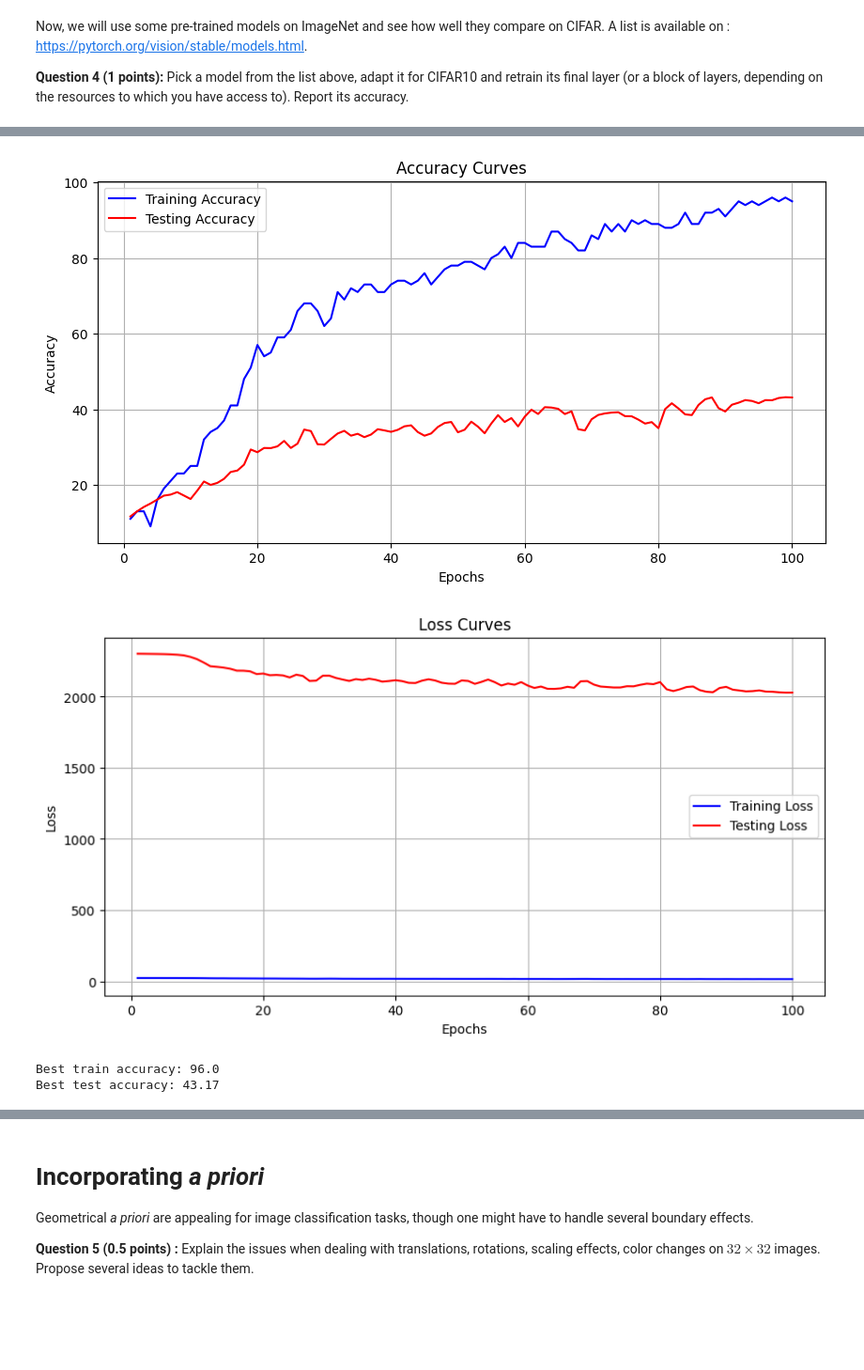
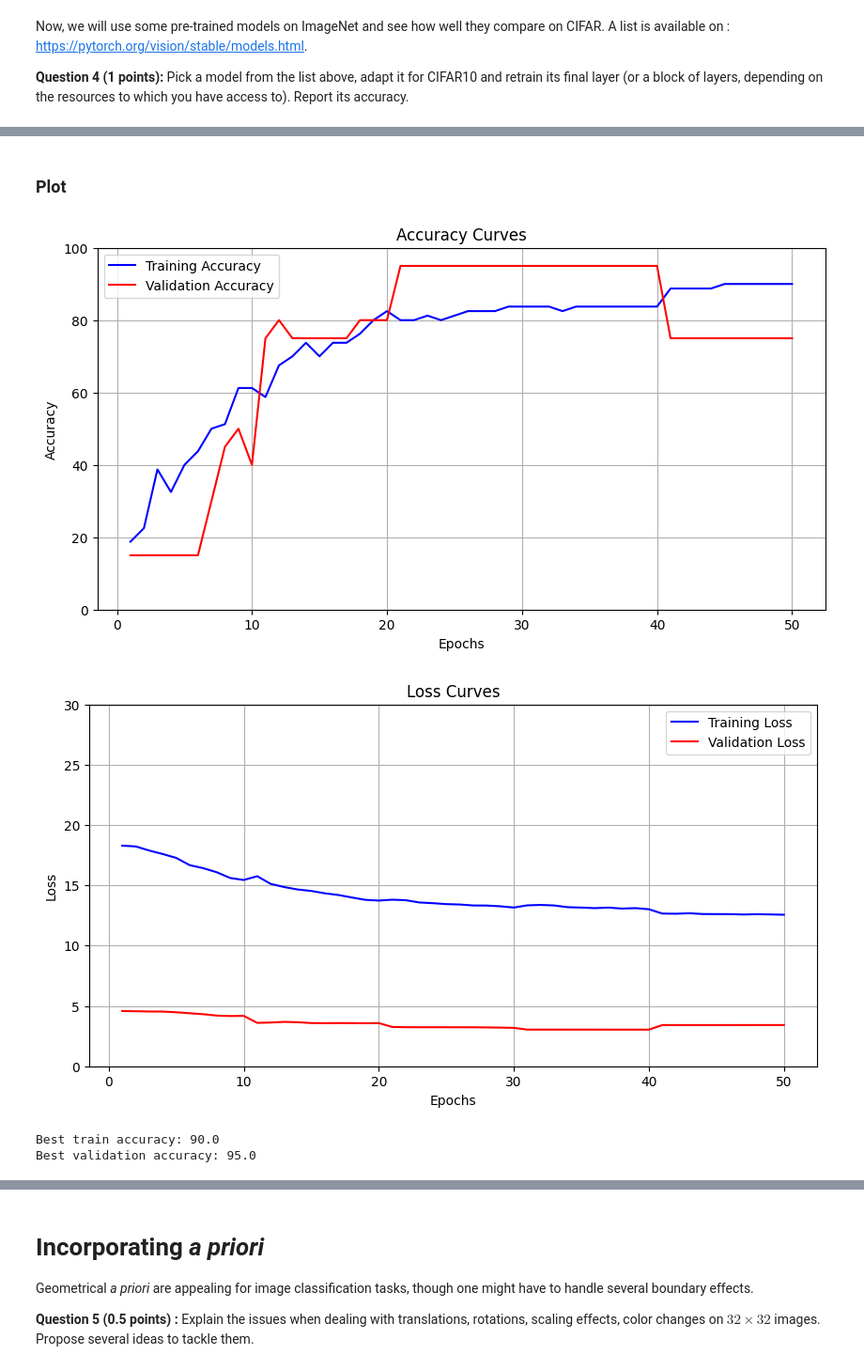
Before and after one commit to Chia-Tien-Tang/Deep-Learning-in-Practice_Assignment, a Jupyter notebook: TP4/TP4_Transfer_Learning_and_Data_Augmentation.ipynb, the cells around one changed output, grey strips where cells are left out. Shown: that part at 94% size. Saved outputs shown, nothing was run; the diff lists cells and outputs as text; code cells hidden in the pictures; blank space fills up the shorter version.

```diff
--- a/TP4/TP4_Transfer_Learning_and_Data_Augmentation.ipynb
+++ b/TP4/TP4_Transfer_Learning_and_Data_Augmentation.ipynb
@@ -55,7 +55,7 @@ transform_train = transforms.Compose([
     transforms.Normalize((0.4914, 0.4822, 0.4465), (0.2023, 0.1994, 0.2010)),
 ])
 
-train_set = torchvision.datasets.CIFAR10(
+train_set = datasets.CIFAR10(
     root='./data', train=True, download=True,
     transform=transform_train
     )
@@ -371,0 +473,33 @@ Test Loss: 2028.627 | Acc: 43.110%
+# %%
+# Define the number of folds for cross-validation
+num_folds = 3
+kf = KFold(n_splits=num_folds, shuffle=True)
+
+train_accs = []
+train_losses = []
+val_accs = []
+val_losses = []
+
+for fold, (train_indices, val_indices) in enumerate(kf.split(dataset)):
+    print(f"Fold {fold+1}/{num_folds}")
+
+    # Split the dataset
+    train_set = torch.utils.data.Subset(dataset, train_indices)
+    val_set = torch.utils.data.Subset(dataset, val_indices)
+    # training and validation sets
+    train_loader = torch.utils.data.DataLoader(train_set, batch_size=batch_size, shuffle=True)
+    val_loader = torch.utils.data.DataLoader(val_set, batch_size=batch_size, shuffle=False)
+
+    for epoch in range(num_epochs):
+        # Training
+        train_loss, train_acc = train(epoch, train_loader)
+        train_losses.append(train_loss)
+        train_accs.append(train_acc)
+        # Validation
+        val_loss, val_acc = test(epoch, val_loader)
+        val_losses.append(val_loss)
+        val_accs.append(val_acc)
+
+        print(f"Epoch {epoch+1}/{num_epochs}, Validation Loss: {val_loss:.4f}, Accuracy: {val_acc:.2f}%")
+
+        scheduler.step()
@@ -372,37 +524,41 @@ Test Loss: 2028.627 | Acc: 43.110%
+# %% [markdown]
+### Plot
 # %%
 import matplotlib.pyplot as plt
 
 def plot_curves(train_accs, test_accs, train_losses, test_losses):
     epochs = range(1, len(train_accs) + 1)
 
     # Plot accuracy curves
     plt.figure(figsize=(10, 5))
     plt.plot(epochs, train_accs, 'b', label='Training Accuracy')
-    plt.plot(epochs, test_accs, 'r', label='Testing Accuracy')
+    plt.plot(epochs, test_accs, 'r', label='Validation Accuracy')
     plt.title('Accuracy Curves')
     plt.xlabel('Epochs')
     plt.ylabel('Accuracy')
+    plt.ylim(0, 100)
     plt.legend()
     plt.grid(True)
     plt.show()
 
     # Plot loss curves
     plt.figure(figsize=(10, 5))
     plt.plot(epochs, train_losses, 'b', label='Training Loss')
-    plt.plot(epochs, test_losses, 'r', label='Testing Loss')
+    plt.plot(epochs, test_losses, 'r', label='Validation Loss')
     plt.title('Loss Curves')
     plt.xlabel('Epochs')
     plt.ylabel('Loss')
+    plt.ylim(0, 30)
     plt.legend()
     plt.grid(True)
     plt.show()
 
 
-plot_curves(train_accs, test_accs, train_losses, test_losses)
+plot_curves(train_accs, val_accs, train_losses, val_losses)
 print(f'Best train accuracy: {max(train_accs)}')
-print(f'Best test accuracy: {max(test_accs)}')
+print(f'Best validation accuracy: {max(val_accs)}')
 # %% [output]
-[figure, old version]
+[figure, new version]
-[figure, old version]
+[figure, new version]
-Best train accuracy: 96.0
-Best test accuracy: 43.17
+Best train accuracy: 90.0
+Best validation accuracy: 95.0
```
Also changed, not shown: parts of 31 cells of this notebook.
